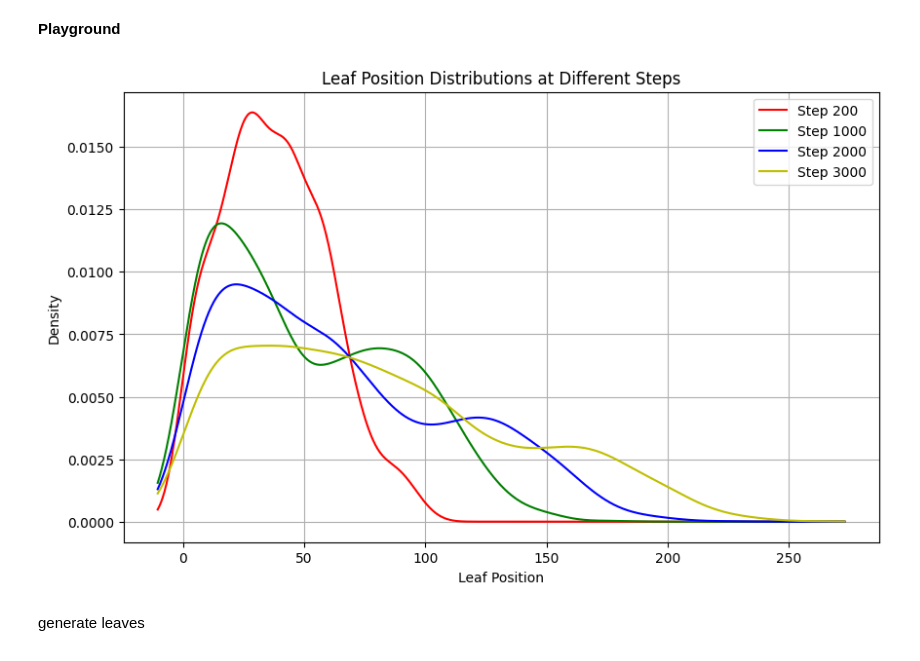
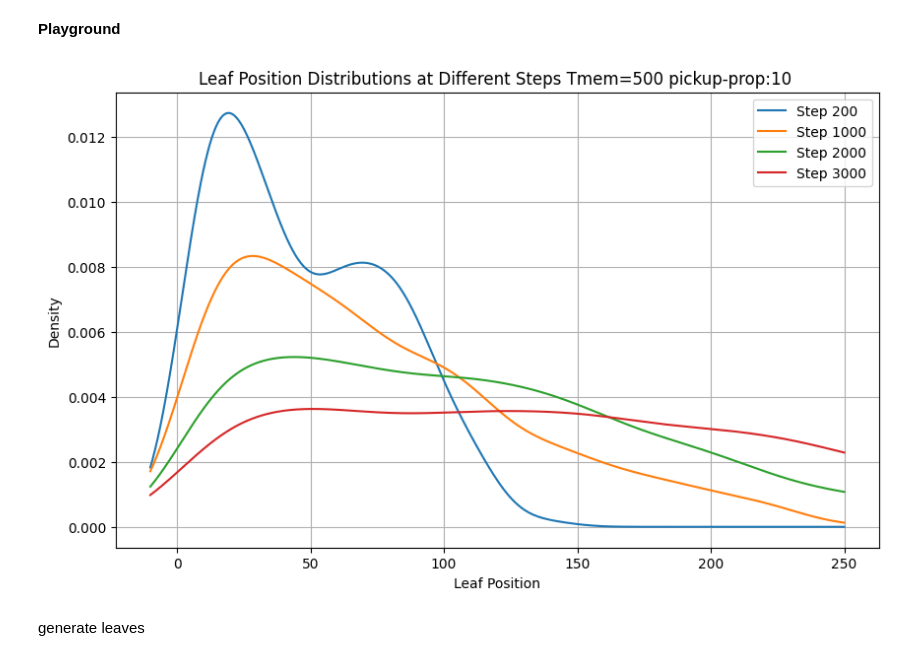
Before and after one commit to kleineidam/LeafTransport, a Jupyter notebook: ants.ipynb, the cells around one changed output. Cells and saved outputs as stored; diff of their text form; code cells hidden in the pictures.

```diff
--- a/ants.ipynb
+++ b/ants.ipynb
@@ -77,7 +75,7 @@ import matplotlib.pyplot as plt
 from scipy.stats import gaussian_kde
 
 # Initial leaf setup
-leaves = np.zeros(500)
+leaves = np.zeros(50)
 leaf_moves = np.zeros_like(leaves, dtype=bool)
 
 # Parameters for new leaf generation
@@ -90,8 +88,11 @@ generation_std = 0.5               # Small spread
 checkpoints = [199, 999, 1999, 2999]
 leaf_positions_at_checkpoints = []
 
+Tmem = 500
+PickP = 10
+
 for t in range(3000):
-    motivation = 100 * np.exp(-t / 450)
+    motivation = 100 * np.exp(-t / Lamb)
 
     # Move active leaves
     moving = leaf_moves
@@ -100,39 +101,40 @@ for t in range(3000):
     # Drop some moving leaves
     drop_mask = np.random.randint(0, 100, size=moving.sum()) > motivation
     leaf_moves[np.where(moving)[0][drop_mask]] = False
 
     # Randomly activate stationary leaves
-    start_mask = (~leaf_moves) & (np.random.randint(0, 100, size=len(leaves)) > 95)
+    start_mask = (~leaf_moves) & (np.random.randint(0, 100, size=len(leaves)) > 100 - PickP)
     leaf_moves[start_mask] = True
 
     # Generate new leaves near zero every interval
     if t % generation_interval == 0:
         new_positions = np.random.normal(loc=0, scale=generation_std, size=leaves_per_generation)
         leaves = np.concatenate([leaves, new_positions])
         leaf_moves = np.concatenate([leaf_moves, np.zeros(leaves_per_generation, dtype=bool)])
 
     if t in checkpoints:
         leaf_positions_at_checkpoints.append(leaves.copy())
 
 # Plot the KDEs
 plt.figure(figsize=(10, 6))
 
-colors = ['r', 'g', 'b', 'y']
 labels = [f"Step {cp + 1}" for cp in checkpoints]
-x_vals = np.linspace(leaves.min() - 10, leaves.max() + 10, 1100)
+x_vals = np.linspace(- 10, 250, 1100)
+
+#x_vals = np.linspace(leaves.min() - 10, leaves.max() + 10, 1100)
 
 for i, positions in enumerate(leaf_positions_at_checkpoints):
     kde = gaussian_kde(positions)
-    plt.plot(x_vals, kde(x_vals), color=colors[i], label=labels[i])
+    plt.plot(x_vals, kde(x_vals), label=labels[i])
 
-plt.title("Leaf Position Distributions at Different Steps")
+plt.title(f"Leaf Position Distributions at Different Steps {Tmem=} pickup-prop:{PickP} ")
 plt.xlabel("Leaf Position")
 plt.ylabel("Density")
 plt.legend()
 plt.grid(True)
 plt.show()
 # %% [output]
-[figure, old version]
+[figure, new version]
 # %% [markdown]
 generate leaves
 # %%
```
Also changed, not shown: parts of 6 cells of this notebook.
